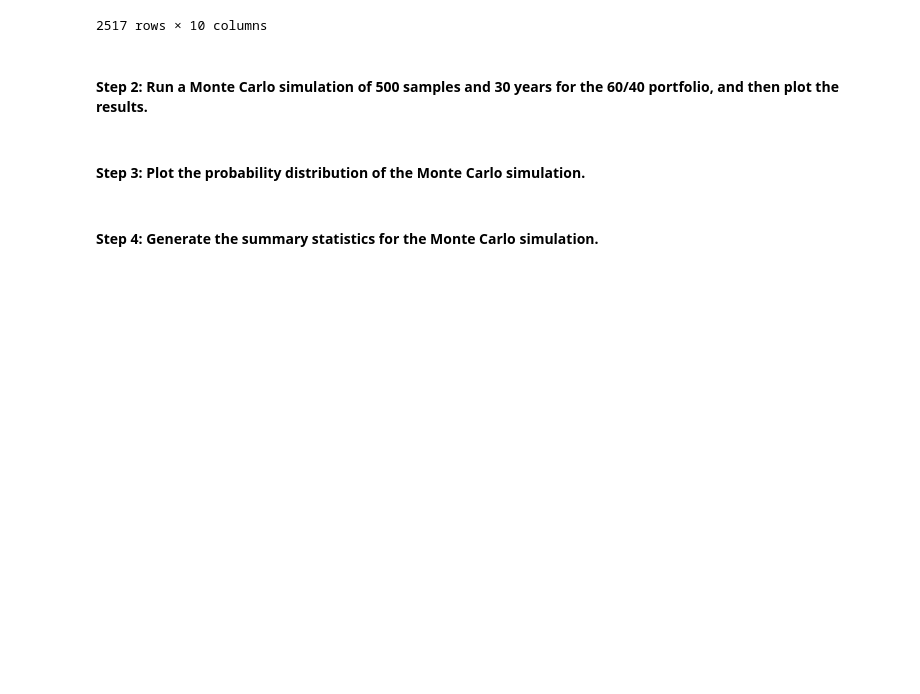
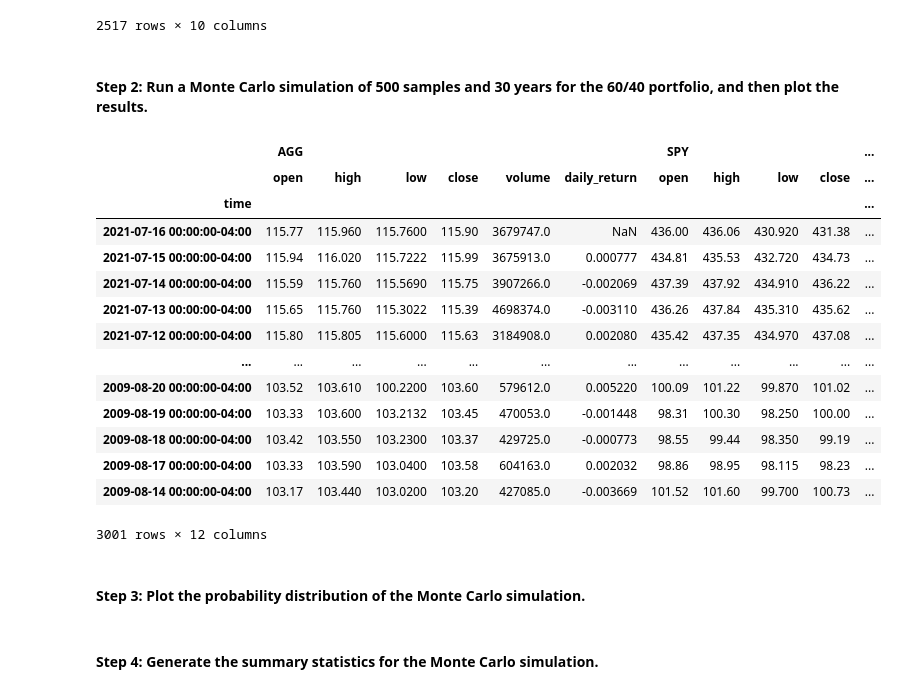
Before and after one commit to pentius00/05_Financial_Planner, a Jupyter notebook: financial_planning_tools.ipynb, the cells around one changed output. Cells and saved outputs as stored; diff of their text form; code cells hidden in the pictures; blank space fills up the shorter version.

Commit message:
create Monte Carlo simulation instance

```diff
--- a/financial_planning_tools.ipynb
+++ b/financial_planning_tools.ipynb
@@ -451,12 +451,37 @@ else:
 #### Step 2: Run a Monte Carlo simulation of 500 samples and 30 years for the 60/40 portfolio, and then plot the results.
 # %%
 # Configure the Monte Carlo simulation to forecast 30 years cumulative returns
+forecast_days = 30 * 252
 # The weights should be split 40% to AGG and 60% to SPY.
+# Weights list: ['AGG', 'SPY']
+weights_list = [.4, .6]
 # Run 500 samples.
-# YOUR CODE HERE
-
+num_samples = 500
+# Create Monte Carlo Simulation Instance
+mcs_AGG_40_SPY_60 = MCSimulation(
+    prices_10y_df,
+    weights=weights_list,
+    num_simulation=num_samples,
+    num_trading_days=forecast_days,
+)
 # Review the simulation input data
-# YOUR CODE HERE
+display(mcs_AGG_40_SPY_60.portfolio_data)
+# %% [output]
+|  | AGG |  |  |  |  |  | SPY |  |  |  | ... |
+|  | open | high | low | close | volume | daily_return | open | high | low | close | ... |
+| time |  |  |  |  |  |  |  |  |  |  | ... |
+| 2021-07-16 00:00:00-04:00 | 115.77 | 115.960 | 115.7600 | 115.90 | 3679747.0 | NaN | 436.00 | 436.06 | 430.920 | 431.38 | ... |
+| 2021-07-15 00:00:00-04:00 | 115.94 | 116.020 | 115.7222 | 115.99 | 3675913.0 | 0.000777 | 434.81 | 435.53 | 432.720 | 434.73 | ... |
+| 2021-07-14 00:00:00-04:00 | 115.59 | 115.760 | 115.5690 | 115.75 | 3907266.0 | -0.002069 | 437.39 | 437.92 | 434.910 | 436.22 | ... |
+| 2021-07-13 00:00:00-04:00 | 115.65 | 115.760 | 115.3022 | 115.39 | 4698374.0 | -0.003110 | 436.26 | 437.84 | 435.310 | 435.62 | ... |
+| 2021-07-12 00:00:00-04:00 | 115.80 | 115.805 | 115.6000 | 115.63 | 3184908.0 | 0.002080 | 435.42 | 437.35 | 434.970 | 437.08 | ... |
+| ... | ... | ... | ... | ... | ... | ... | ... | ... | ... | ... | ... |
+| 2009-08-20 00:00:00-04:00 | 103.52 | 103.610 | 100.2200 | 103.60 | 579612.0 | 0.005220 | 100.09 | 101.22 | 99.870 | 101.02 | ... |
+| 2009-08-19 00:00:00-04:00 | 103.33 | 103.600 | 103.2132 | 103.45 | 470053.0 | -0.001448 | 98.31 | 100.30 | 98.250 | 100.00 | ... |
+| 2009-08-18 00:00:00-04:00 | 103.42 | 103.550 | 103.2300 | 103.37 | 429725.0 | -0.000773 | 98.55 | 99.44 | 98.350 | 99.19 | ... |
+| 2009-08-17 00:00:00-04:00 | 103.33 | 103.590 | 103.0400 | 103.58 | 604163.0 | 0.002032 | 98.86 | 98.95 | 98.115 | 98.23 | ... |
+| 2009-08-14 00:00:00-04:00 | 103.17 | 103.440 | 103.0200 | 103.20 | 427085.0 | -0.003669 | 101.52 | 101.60 | 99.700 | 100.73 | ... |
+3001 rows × 12 columns
 # %%
 # Run the Monte Carlo simulation to forecast 30 years cumulative returns
 # YOUR CODE HERE
```
